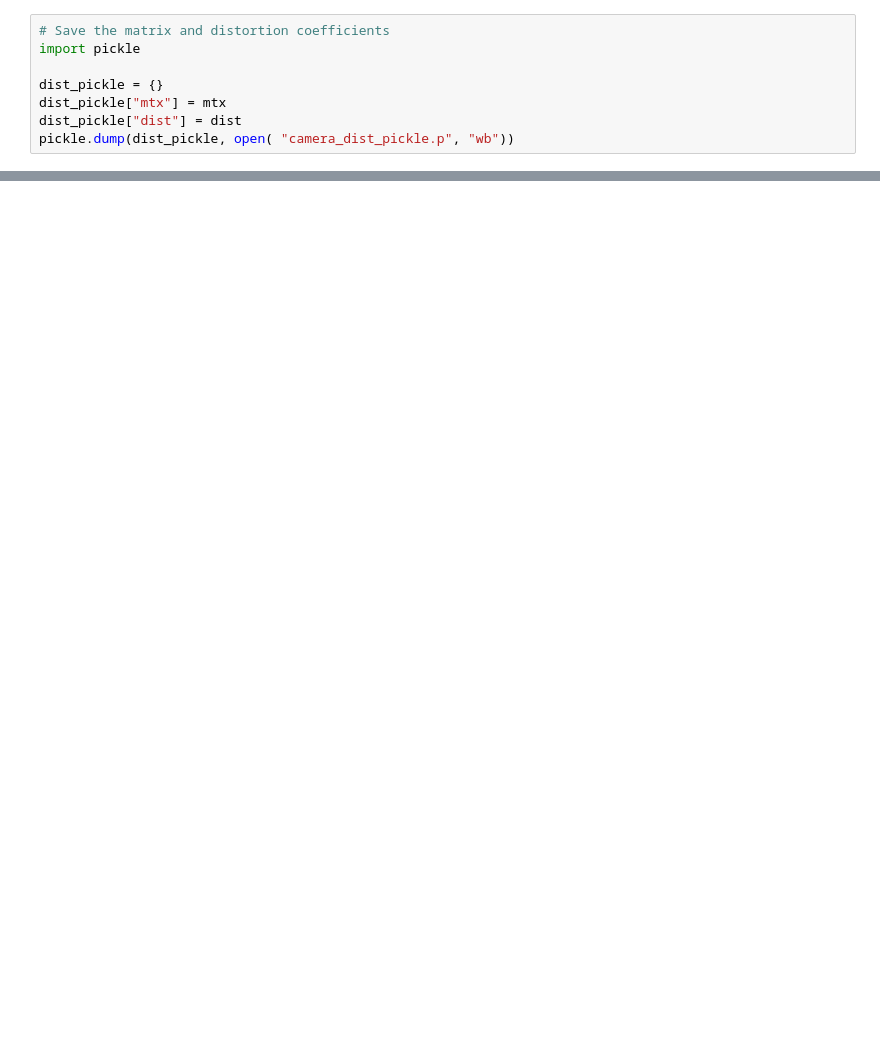
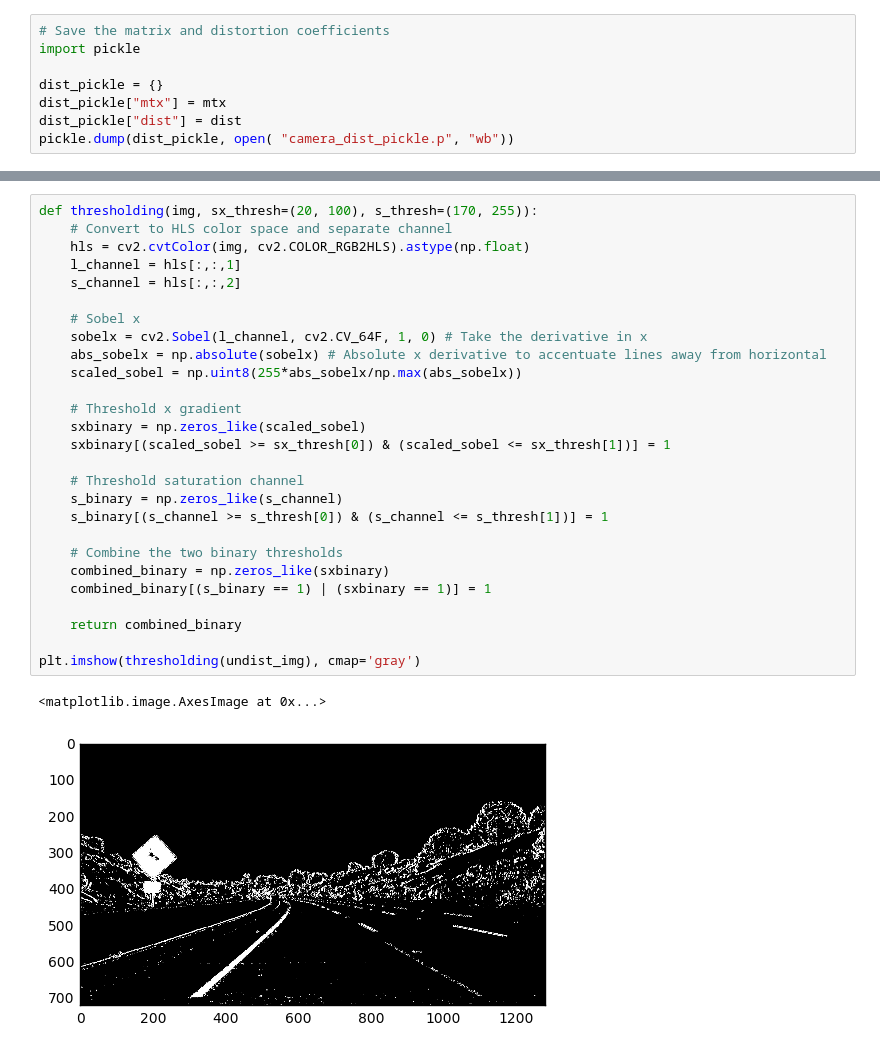
Before and after one commit to wolfapple/CarND-Advanced-Lane-Lines, a Jupyter notebook: p4.ipynb, the cells around one changed output, grey strips where cells are left out. Cells and saved outputs as stored; diff of their text form; blank space fills up the shorter version.

```diff
--- a/p4.ipynb
+++ b/p4.ipynb
@@ -83,0 +91,30 @@ pickle.dump(dist_pickle, open( "camera_dist_pickle.p", "wb"))
+# %%
+def thresholding(img, sx_thresh=(20, 100), s_thresh=(170, 255)):
+    # Convert to HLS color space and separate channel
+    hls = cv2.cvtColor(img, cv2.COLOR_RGB2HLS).astype(np.float)
+    l_channel = hls[:,:,1]
+    s_channel = hls[:,:,2]
+
+    # Sobel x
+    sobelx = cv2.Sobel(l_channel, cv2.CV_64F, 1, 0) # Take the derivative in x
+    abs_sobelx = np.absolute(sobelx) # Absolute x derivative to accentuate lines away from horizontal
+    scaled_sobel = np.uint8(255*abs_sobelx/np.max(abs_sobelx))
+
+    # Threshold x gradient
+    sxbinary = np.zeros_like(scaled_sobel)
+    sxbinary[(scaled_sobel >= sx_thresh[0]) & (scaled_sobel <= sx_thresh[1])] = 1
+
+    # Threshold saturation channel
+    s_binary = np.zeros_like(s_channel)
+    s_binary[(s_channel >= s_thresh[0]) & (s_channel <= s_thresh[1])] = 1
+
+    # Combine the two binary thresholds
+    combined_binary = np.zeros_like(sxbinary)
+    combined_binary[(s_binary == 1) | (sxbinary == 1)] = 1
+
+    return combined_binary
+
+plt.imshow(thresholding(undist_img), cmap='gray')
+# %% [output]
+<matplotlib.image.AxesImage at 0x...>
+[figure, added]
```
Also changed, not shown: parts of 7 cells of this notebook, 1 other file.
